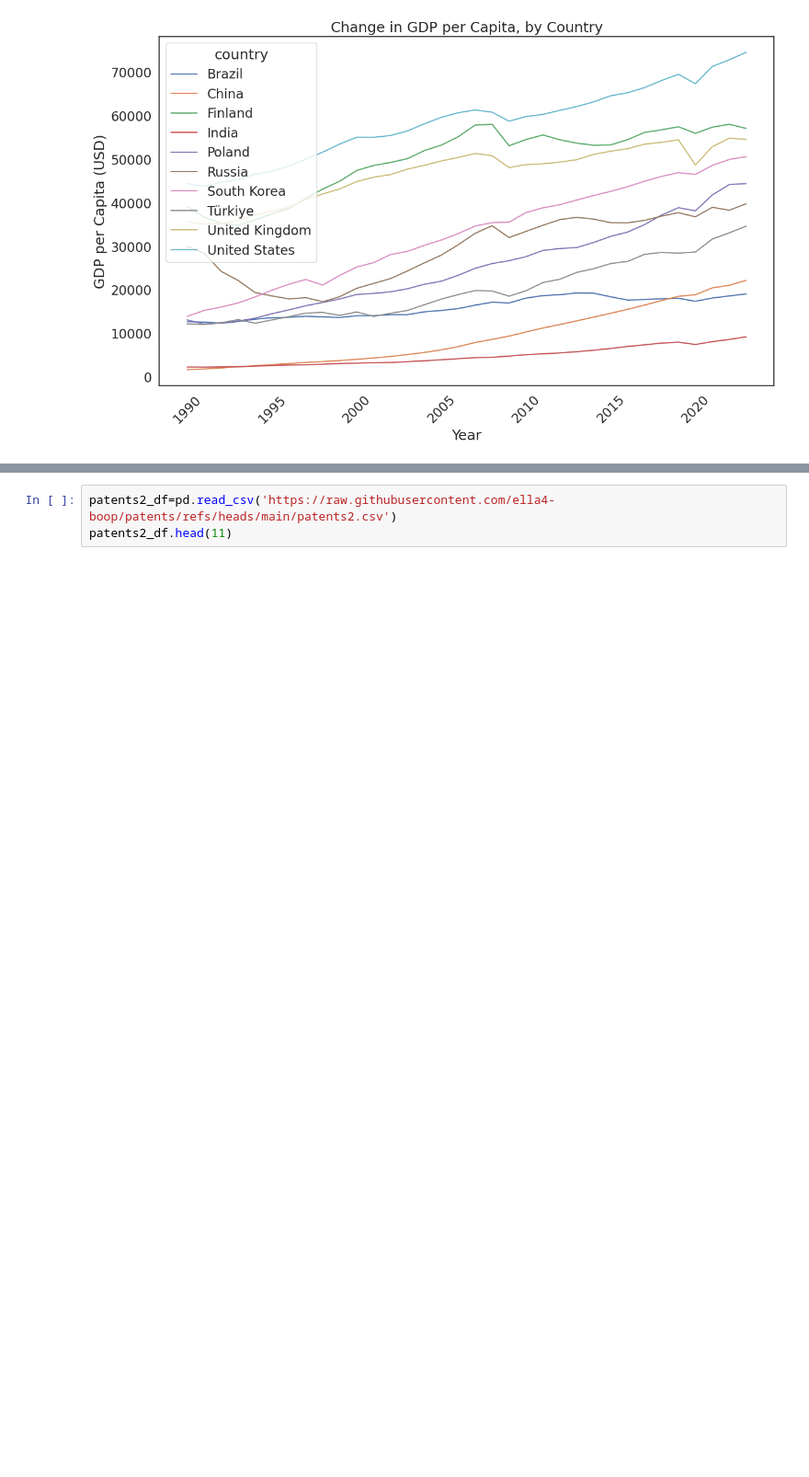
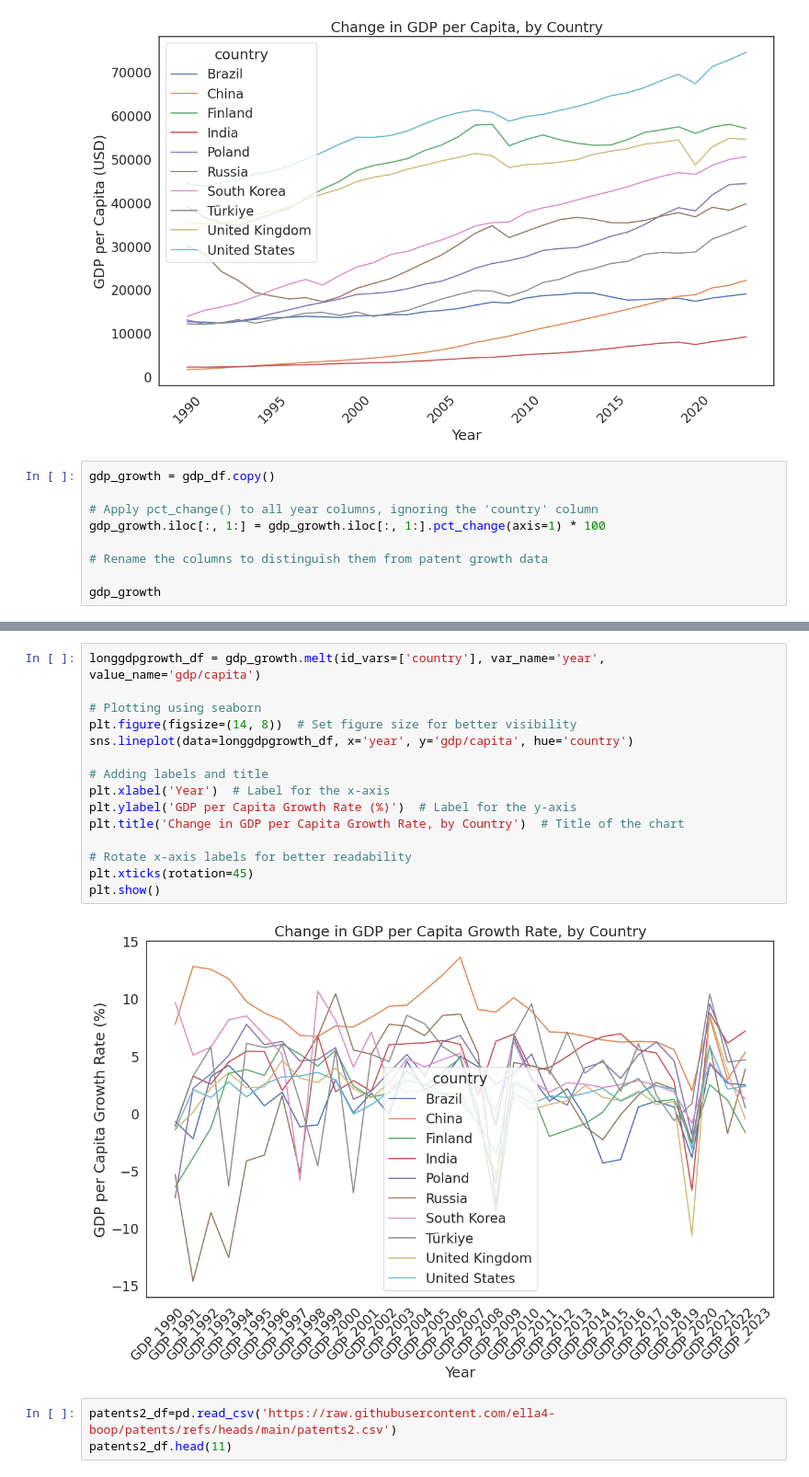
Before and after one commit to ella4-boop/patents, a Jupyter notebook: patentsandgrowth.ipynb, the cells around one changed output, grey strips where cells are left out. Shown at 92% size. Cells and saved outputs as stored; diff of their text form; blank space fills up the shorter version.

```diff
--- a/patentsandgrowth.ipynb
+++ b/patentsandgrowth.ipynb
@@ -114,3 +103,12 @@ plt.xticks(rotation=45)
 plt.show()
 # %% [output]
 [figure]
+# %%
+gdp_growth = gdp_df.copy()
+
+# Apply pct_change() to all year columns, ignoring the 'country' column
+gdp_growth.iloc[:, 1:] = gdp_growth.iloc[:, 1:].pct_change(axis=1) * 100
+
+# Rename the columns to distinguish them from patent growth data
+
+gdp_growth
@@ -117,3 +146,20 @@ plt.show()
+# %%
+longgdpgrowth_df = gdp_growth.melt(id_vars=['country'], var_name='year', value_name='gdp/capita')
+
+# Plotting using seaborn
+plt.figure(figsize=(14, 8))  # Set figure size for better visibility
+sns.lineplot(data=longgdpgrowth_df, x='year', y='gdp/capita', hue='country')
+
+# Adding labels and title
+plt.xlabel('Year')  # Label for the x-axis
+plt.ylabel('GDP per Capita Growth Rate (%)')  # Label for the y-axis
+plt.title('Change in GDP per Capita Growth Rate, by Country')  # Title of the chart
+
+# Rotate x-axis labels for better readability
+plt.xticks(rotation=45)
+plt.show()
+# %% [output]
+[figure, added]
 # %%
 patents2_df=pd.read_csv('https://raw.githubusercontent.com/ella4-boop/patents/refs/heads/main/patents2.csv')
 patents2_df.head(11)
```
Also changed, not shown: parts of 22 cells of this notebook.
